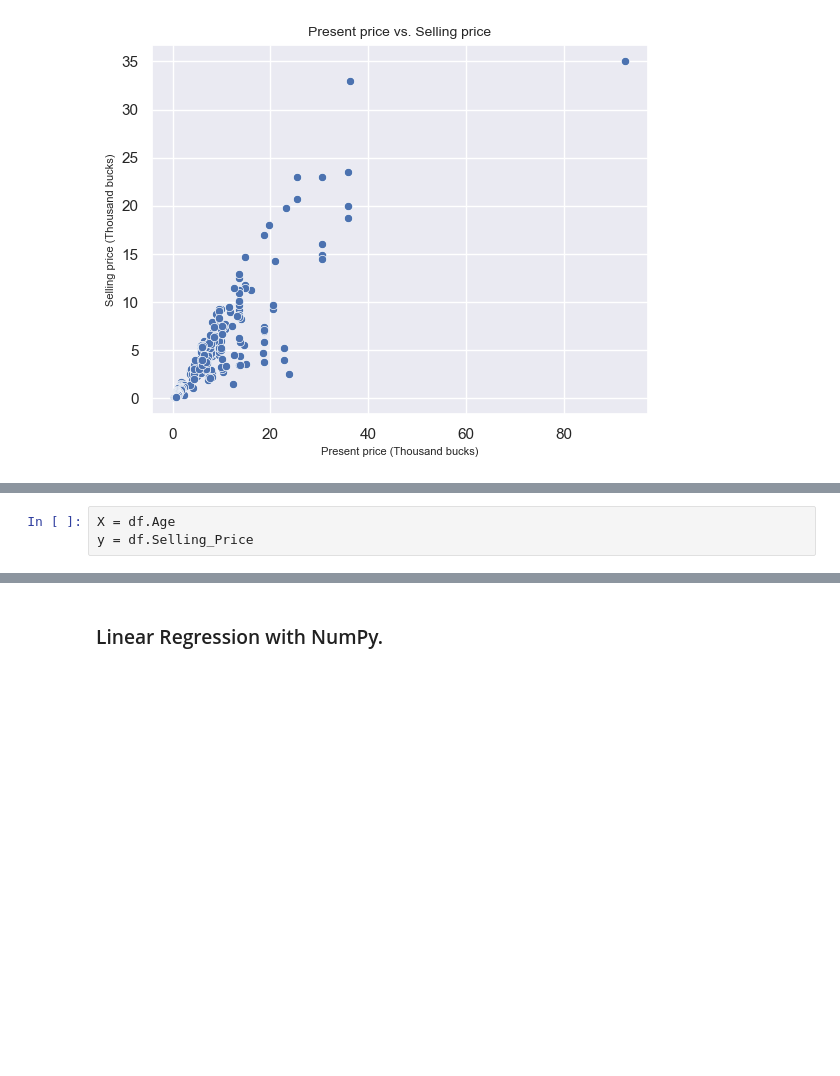
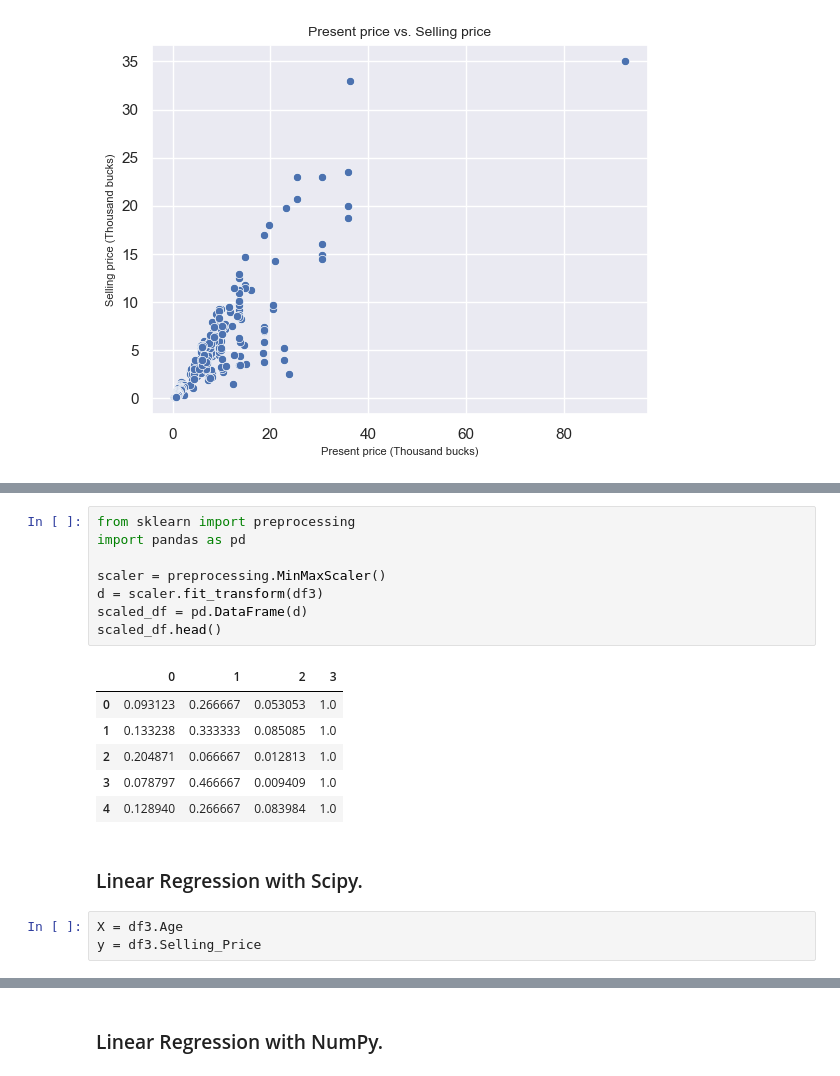
Before and after one commit to hamdain-mazen/New-Car, a Jupyter notebook: new_car.ipynb, the cells around one changed output, grey strips where cells are left out. Cells and saved outputs as stored; diff of their text form; blank space fills up the shorter version.

```diff
--- a/new_car.ipynb
+++ b/new_car.ipynb
@@ -480,6 +503,25 @@ plt.show()
+# %%
+from sklearn import preprocessing
+import pandas as pd
+
+scaler = preprocessing.MinMaxScaler()
+d = scaler.fit_transform(df3)
+scaled_df = pd.DataFrame(d)
+scaled_df.head()
+# %% [output]
+|  | 0 | 1 | 2 | 3 |
+| 0 | 0.093123 | 0.266667 | 0.053053 | 1.0 |
+| 1 | 0.133238 | 0.333333 | 0.085085 | 1.0 |
+| 2 | 0.204871 | 0.066667 | 0.012813 | 1.0 |
+| 3 | 0.078797 | 0.466667 | 0.009409 | 1.0 |
+| 4 | 0.128940 | 0.266667 | 0.083984 | 1.0 |
+# %% [markdown]
+
+
+### Linear Regression  with Scipy.
 # %%
-X = df.Age
-y = df.Selling_Price
+X = df3.Age
+y = df3.Selling_Price
 # %%
 res = stats.linregress(df.Age, df.Selling_Price)
 plt.plot(df.Age, df.Selling_Price, 'o', label='True values')
```
Also changed, not shown: parts of 25 cells of this notebook.
